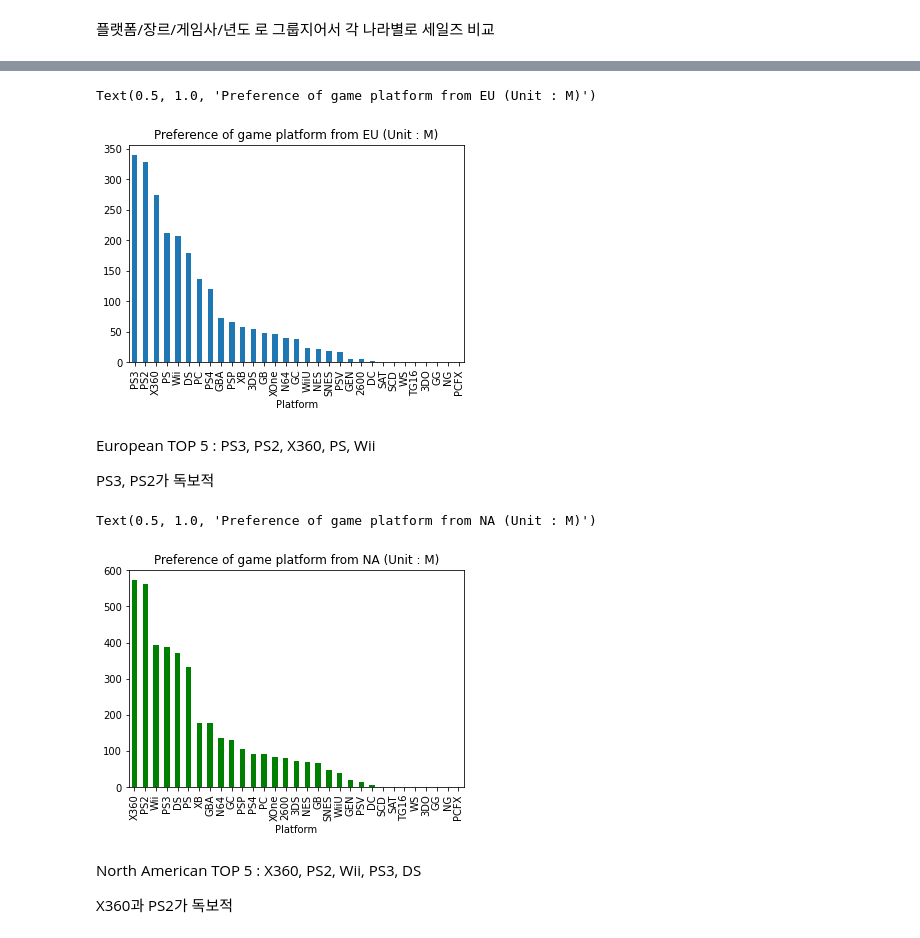
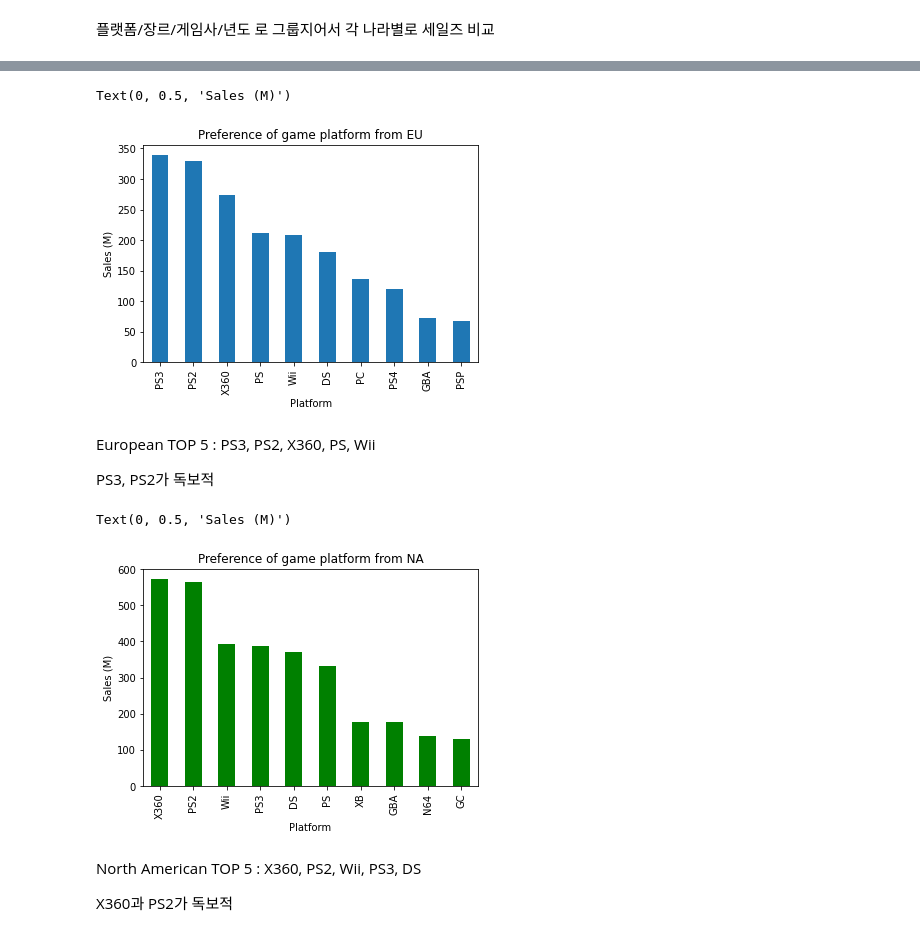
Before and after one commit to threegenie/vgames_project, a Jupyter notebook: game_data.ipynb, the cells around one changed output, grey strips where cells are left out. Cells and saved outputs as stored; diff of their text form; code cells hidden in the pictures.

Commit message:
sales plot

```diff
--- a/game_data.ipynb
+++ b/game_data.ipynb
@@ -268,24 +273,30 @@ pf
 # %%
-#유럽의 게임 플랫폼 선호도 - 매출액 비교
+#유럽의 게임 플랫폼 선호도 - 매출액 top 10
 pf1 = pf.sort_values(by='EU_Sales',ascending=False)
+pf1 = pf1[0:10]
 
 pf1['EU_Sales'].plot(kind='bar')
-plt.title('Preference of game platform from EU (Unit : M)')
+plt.title('Preference of game platform from EU')
+plt.xlabel('Platform')
+plt.ylabel('Sales (M)')
 # %% [output]
-Text(0.5, 1.0, 'Preference of game platform from EU (Unit : M)')
+Text(0, 0.5, 'Sales (M)')
-[figure, old version]
+[figure, new version]
 # %% [markdown]
 European TOP 5 : PS3, PS2, X360, PS, Wii
 
 PS3, PS2가 독보적
 # %%
-#북미의 게임 플랫폼 선호도 - 매출액 비교
+#북미의 게임 플랫폼 선호도 - 매출액 top 10
 pf2 = pf.sort_values(by='NA_Sales',ascending=False)
+pf2 = pf2[0:10]
 pf2['NA_Sales'].plot(kind='bar',color='green')
-plt.title('Preference of game platform from NA (Unit : M)')
+plt.title('Preference of game platform from NA')
+plt.xlabel('Platform')
+plt.ylabel('Sales (M)')
 # %% [output]
-Text(0.5, 1.0, 'Preference of game platform from NA (Unit : M)')
+Text(0, 0.5, 'Sales (M)')
-[figure, old version]
+[figure, new version]
 # %% [markdown]
 North American TOP 5 : X360, PS2, Wii, PS3, DS
 
```
Also changed, not shown: parts of 10 cells of this notebook.
